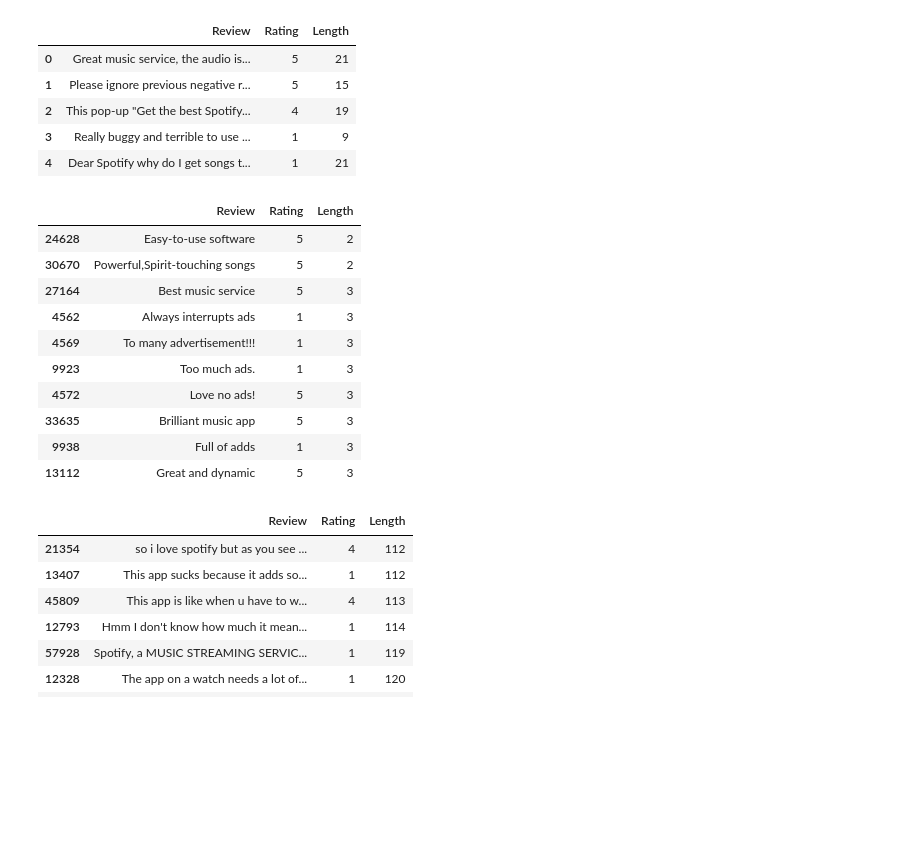
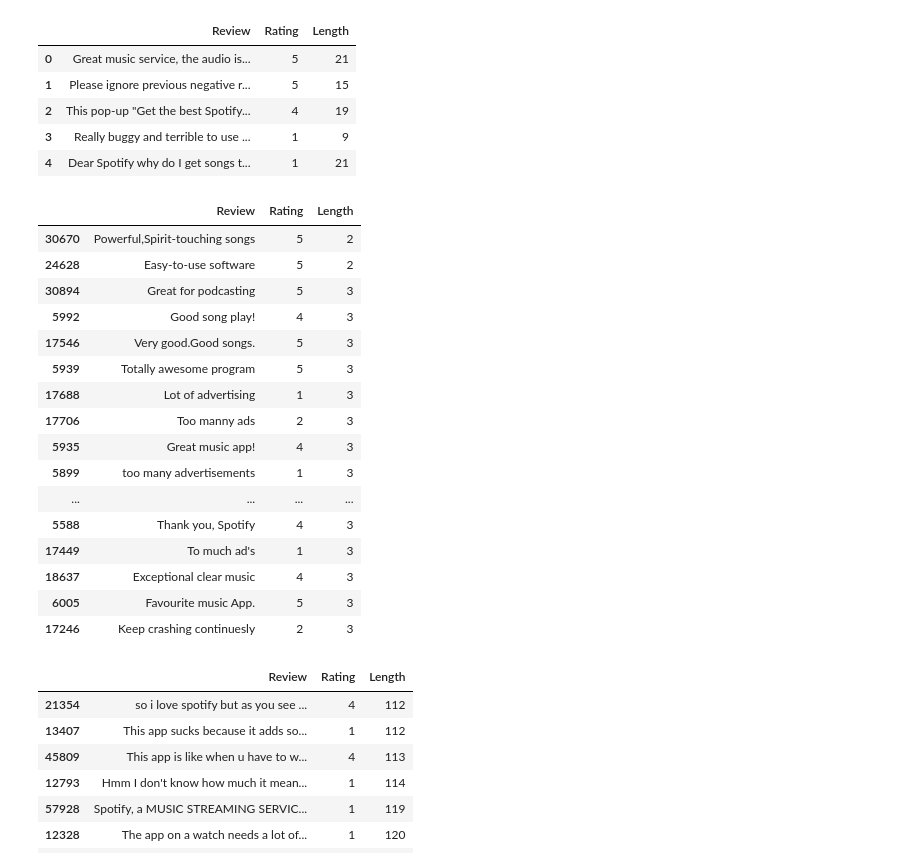
Before and after one commit to ashwininepa/NLP-Era, a Jupyter notebook: spotify_review_project/notebooks/reviews_eda.ipynb, the cells around one changed output. Saved outputs shown, nothing was run; the diff lists cells and outputs as text; code cells hidden in the pictures; blank space fills up the shorter version.

```diff
--- a/spotify_review_project/notebooks/reviews_eda.ipynb
+++ b/spotify_review_project/notebooks/reviews_eda.ipynb
@@ -79,19 +79,25 @@ data.head()
 | 4 | Dear Spotify why do I get songs t... | 1 | 21 |
 # %%
 ## Check shortest reviews
-data.sort_values("Length").head(10)
+data.sort_values("Length").head(30)
 # %% [output]
 |  | Review | Rating | Length |
+| 30670 | Powerful,Spirit-touching songs | 5 | 2 |
 | 24628 | Easy-to-use software | 5 | 2 |
-| 30670 | Powerful,Spirit-touching songs | 5 | 2 |
-| 27164 | Best music service | 5 | 3 |
-| 4562 | Always interrupts ads | 1 | 3 |
-| 4569 | To many advertisement!!! | 1 | 3 |
-| 9923 | Too much ads. | 1 | 3 |
-| 4572 | Love no ads! | 5 | 3 |
-| 33635 | Brilliant music app | 5 | 3 |
-| 9938 | Full of adds | 1 | 3 |
-| 13112 | Great and dynamic | 5 | 3 |
+| 30894 | Great for podcasting | 5 | 3 |
+| 5992 | Good song play! | 4 | 3 |
+| 17546 | Very good.Good songs. | 5 | 3 |
+| 5939 | Totally awesome program | 5 | 3 |
+| 17688 | Lot of advertising | 1 | 3 |
+| 17706 | Too manny ads | 2 | 3 |
+| 5935 | Great music app! | 4 | 3 |
+| 5899 | too many advertisements | 1 | 3 |
+| ... | ... | ... | ... |
+| 5588 | Thank you, Spotify | 4 | 3 |
+| 17449 | To much ad's | 1 | 3 |
+| 18637 | Exceptional clear music | 4 | 3 |
+| 6005 | Favourite music App. | 5 | 3 |
+| 17246 | Keep crashing continuesly | 2 | 3 |
 # %%
 ## Check longest reviews
 data.sort_values("Length").tail(20)
```
Also changed, not shown: parts of 3 cells of this notebook.
